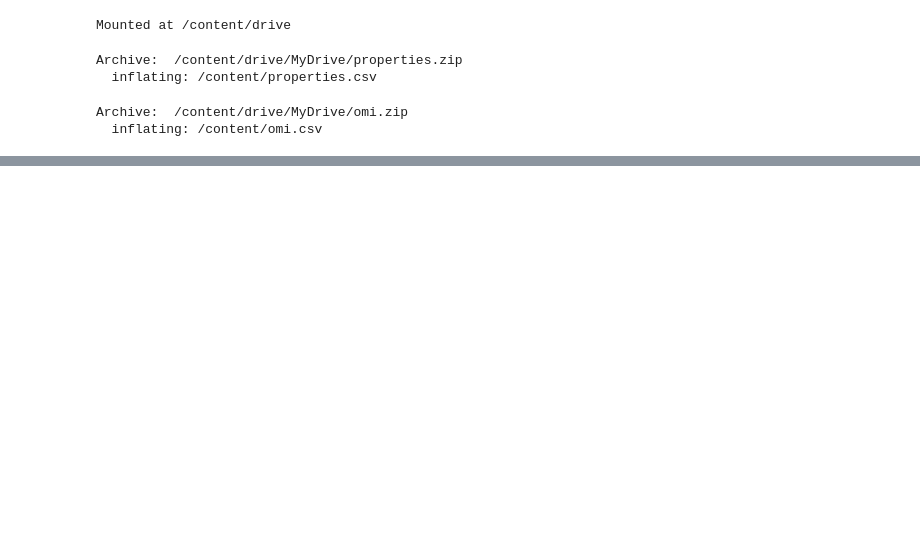
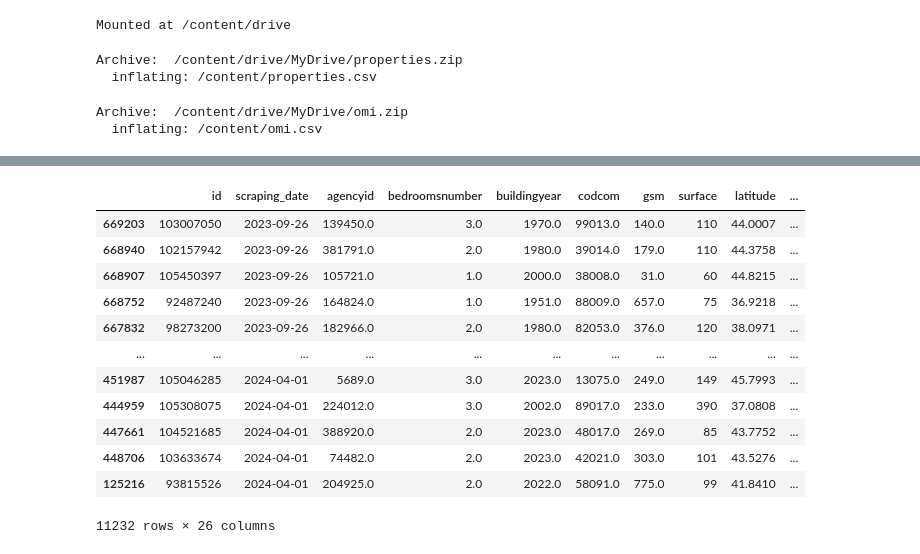
Before and after one commit to jackma-00/house-price-prediction, a Jupyter notebook: experiments/1_house_price_feature_backfill.ipynb, the cells around one changed output, grey strips where cells are left out. Saved outputs shown, nothing was run; the diff lists cells and outputs as text; code cells hidden in the pictures; blank space fills up the shorter version.

```diff
--- a/experiments/1_house_price_feature_backfill.ipynb
+++ b/experiments/1_house_price_feature_backfill.ipynb
@@ -151,0 +92,3 @@ omi_df.dropna(inplace=True)
+# %%
+# Convert column names to lowercase
+properties_df.columns = properties_df.columns.str.lower()
@@ -151,0 +138,49 @@ omi_df.dropna(inplace=True)
+# %%
+# properties selected columns
+properties_df = properties_df[[
+    'id',
+    'scraping_date',
+    'agencyid',
+    'bedroomsnumber',
+    'buildingyear',
+    'codcom',
+    'gsm',
+    'surface',
+    'latitude',
+    'longitude',
+    'isluxury',
+    'isnew',
+    'on_the_market',
+    'zeroenergybuilding',
+    'airconditioning',
+    'bathrooms',
+    'city',
+    'condition',
+    'energyclass',
+    'ga4heating',
+    'garage',
+    'heatingtype',
+    'pricerange',
+    'rooms',
+    'id_zona_omi',
+    'price',
+]]
+# %%
+properties_df['scraping_date'] = pd.to_datetime(properties_df['scraping_date'])
+properties_df = properties_df.sort_values(by=['scraping_date'])
+# %%
+properties_df
+# %% [output]
+|  | id | scraping_date | agencyid | bedroomsnumber | buildingyear | codcom | gsm | surface | latitude | ... |
+| 669203 | 103007050 | 2023-09-26 | 139450.0 | 3.0 | 1970.0 | 99013.0 | 140.0 | 110 | 44.0007 | ... |
+| 668940 | 102157942 | 2023-09-26 | 381791.0 | 2.0 | 1980.0 | 39014.0 | 179.0 | 110 | 44.3758 | ... |
+| 668907 | 105450397 | 2023-09-26 | 105721.0 | 1.0 | 2000.0 | 38008.0 | 31.0 | 60 | 44.8215 | ... |
+| 668752 | 92487240 | 2023-09-26 | 164824.0 | 1.0 | 1951.0 | 88009.0 | 657.0 | 75 | 36.9218 | ... |
+| 667832 | 98273200 | 2023-09-26 | 182966.0 | 2.0 | 1980.0 | 82053.0 | 376.0 | 120 | 38.0971 | ... |
+| ... | ... | ... | ... | ... | ... | ... | ... | ... | ... | ... |
+| 451987 | 105046285 | 2024-04-01 | 5689.0 | 3.0 | 2023.0 | 13075.0 | 249.0 | 149 | 45.7993 | ... |
+| 444959 | 105308075 | 2024-04-01 | 224012.0 | 3.0 | 2002.0 | 89017.0 | 233.0 | 390 | 37.0808 | ... |
+| 447661 | 104521685 | 2024-04-01 | 388920.0 | 2.0 | 2023.0 | 48017.0 | 269.0 | 85 | 43.7752 | ... |
+| 448706 | 103633674 | 2024-04-01 | 74482.0 | 2.0 | 2023.0 | 42021.0 | 303.0 | 101 | 43.5276 | ... |
+| 125216 | 93815526 | 2024-04-01 | 204925.0 | 2.0 | 2022.0 | 58091.0 | 775.0 | 99 | 41.8410 | ... |
+11232 rows × 26 columns
```
Also changed, not shown: parts of 31 cells of this notebook.
